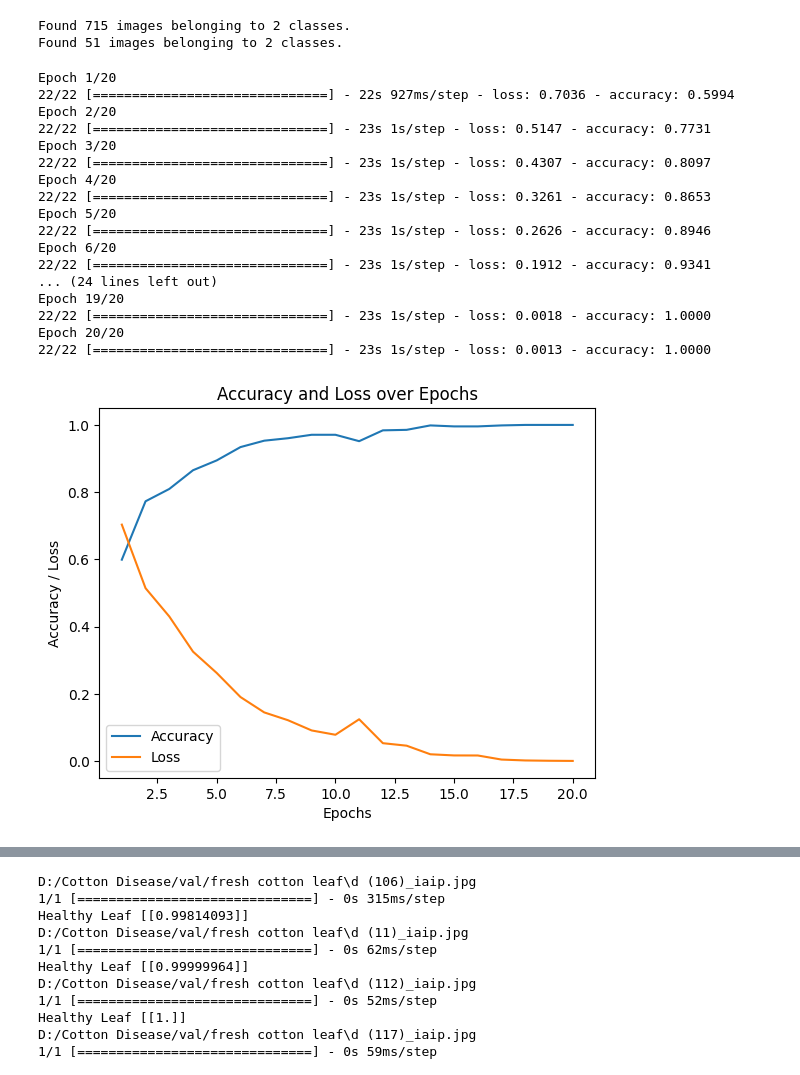
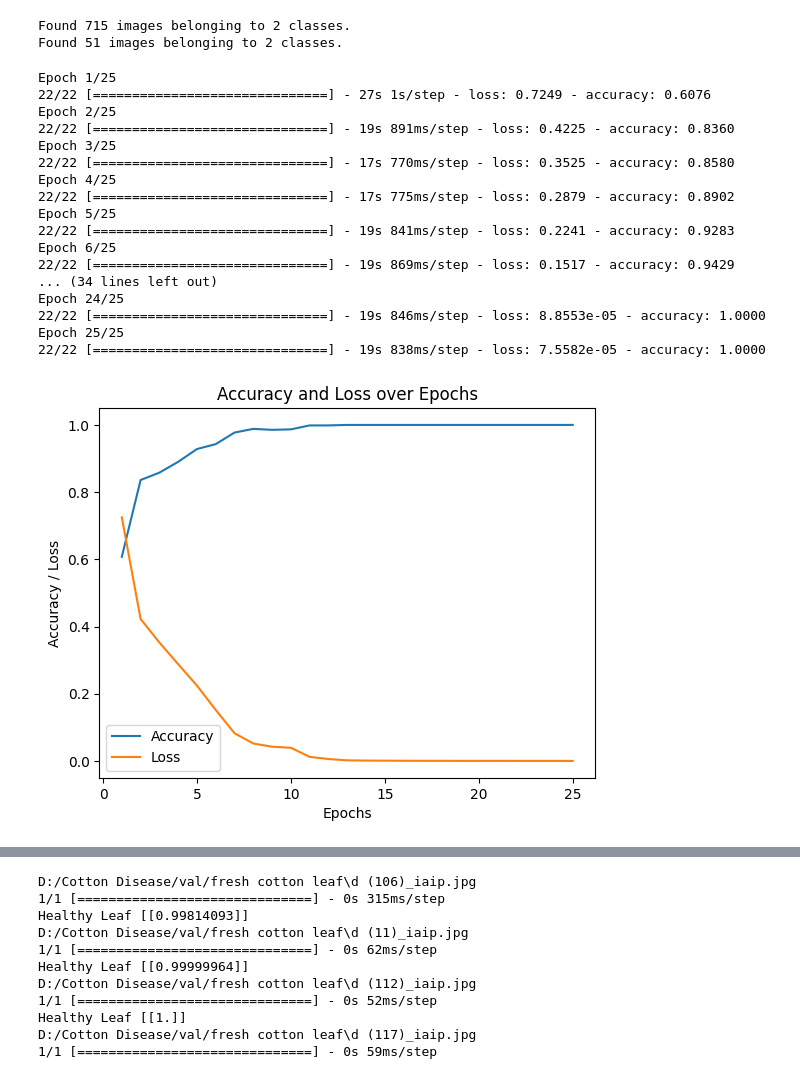
Before and after one commit to vishwashdark/Plant-Disease-Detection-Using-CNN, a Jupyter notebook: Cotton_Apple_Final.ipynb, the cells around one changed output, grey strips where cells are left out. Cells and saved outputs as stored; diff of their text form; code cells hidden in the pictures.

```diff
--- a/Cotton_Apple_Final.ipynb
+++ b/Cotton_Apple_Final.ipynb
@@ -96,43 +95,43 @@ model.compile(loss='binary_crossentropy',
               optimizer='adam',   #adam model
               metrics=['accuracy'])
 # %%
-epochs = 20
+epochs = 25
 
 history = model.fit(
     train_generator,
     steps_per_epoch=train_generator.samples // batch_size,
     epochs=epochs)
 
 # Get the accuracy and loss values from the history
 accuracy = history.history['accuracy']
 loss = history.history['loss']
 import matplotlib.pyplot as plt
 
 
 # Plot accuracy and loss on the same graph
 plt.plot(range(1, epochs+1), accuracy, label='Accuracy')
 plt.plot(range(1, epochs+1), loss, label='Loss')
 plt.title('Accuracy and Loss over Epochs')
 plt.xlabel('Epochs')
 plt.ylabel('Accuracy / Loss')
 plt.legend()
 plt.show()
 # %% [output]
-Epoch 1/20
-22/22 [==============================] - 22s 927ms/step - loss: 0.7036 - accuracy: 0.5994
-Epoch 2/20
-22/22 [==============================] - 23s 1s/step - loss: 0.5147 - accuracy: 0.7731
-Epoch 3/20
-22/22 [==============================] - 23s 1s/step - loss: 0.4307 - accuracy: 0.8097
-Epoch 4/20
-22/22 [==============================] - 23s 1s/step - loss: 0.3261 - accuracy: 0.8653
-Epoch 5/20
-22/22 [==============================] - 23s 1s/step - loss: 0.2626 - accuracy: 0.8946
-Epoch 6/20
-22/22 [==============================] - 23s 1s/step - loss: 0.1912 - accuracy: 0.9341
-... (24 lines left out)
-Epoch 19/20
-22/22 [==============================] - 23s 1s/step - loss: 0.0018 - accuracy: 1.0000
-Epoch 20/20
-22/22 [==============================] - 23s 1s/step - loss: 0.0013 - accuracy: 1.0000
+Epoch 1/25
+22/22 [==============================] - 27s 1s/step - loss: 0.7249 - accuracy: 0.6076
+Epoch 2/25
+22/22 [==============================] - 19s 891ms/step - loss: 0.4225 - accuracy: 0.8360
+Epoch 3/25
+22/22 [==============================] - 17s 770ms/step - loss: 0.3525 - accuracy: 0.8580
+Epoch 4/25
+22/22 [==============================] - 17s 775ms/step - loss: 0.2879 - accuracy: 0.8902
+Epoch 5/25
+22/22 [==============================] - 19s 841ms/step - loss: 0.2241 - accuracy: 0.9283
+Epoch 6/25
+22/22 [==============================] - 19s 869ms/step - loss: 0.1517 - accuracy: 0.9429
+... (34 lines left out)
+Epoch 24/25
+22/22 [==============================] - 19s 846ms/step - loss: 8.8553e-05 - accuracy: 1.0000
+Epoch 25/25
+22/22 [==============================] - 19s 838ms/step - loss: 7.5582e-05 - accuracy: 1.0000
-[figure, old version]
+[figure, new version]
```
Also changed, not shown: parts of 3 cells of this notebook, 7 other files.
